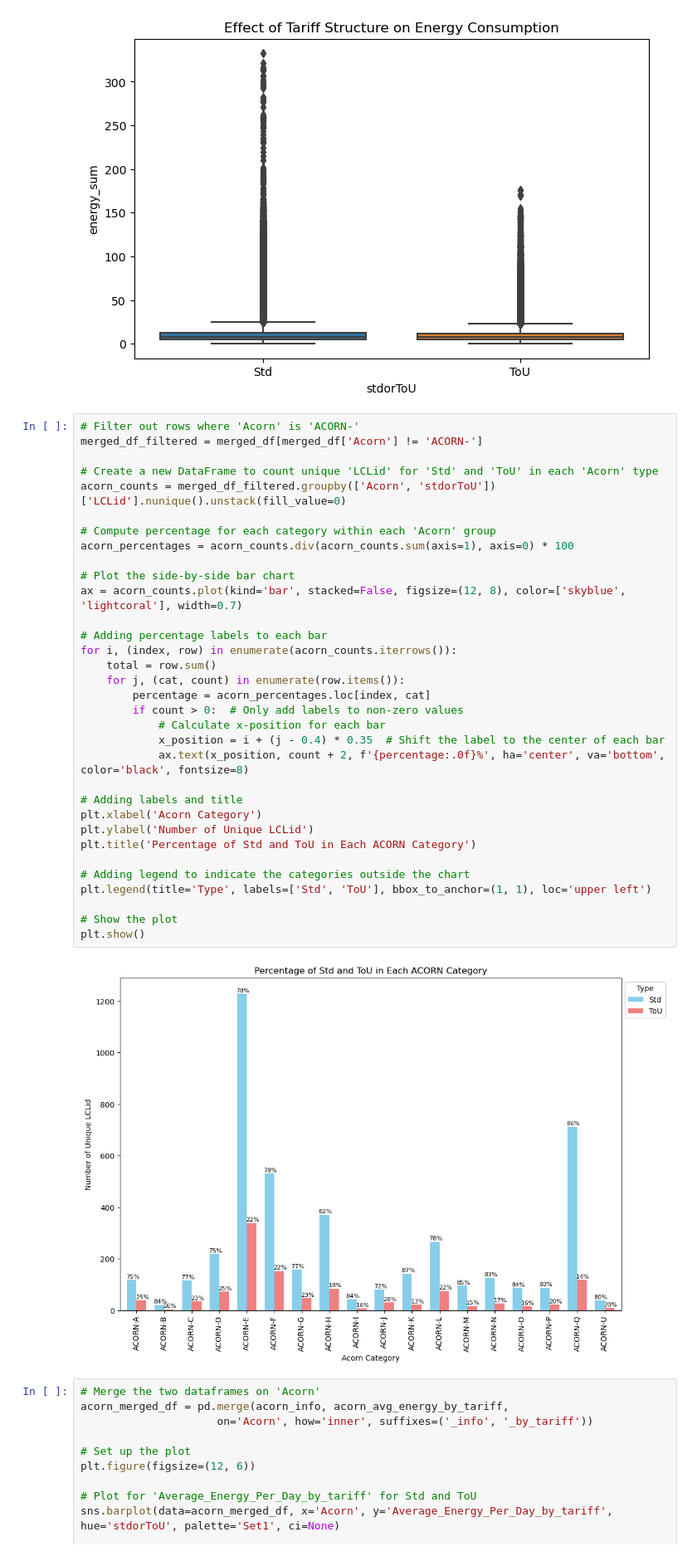
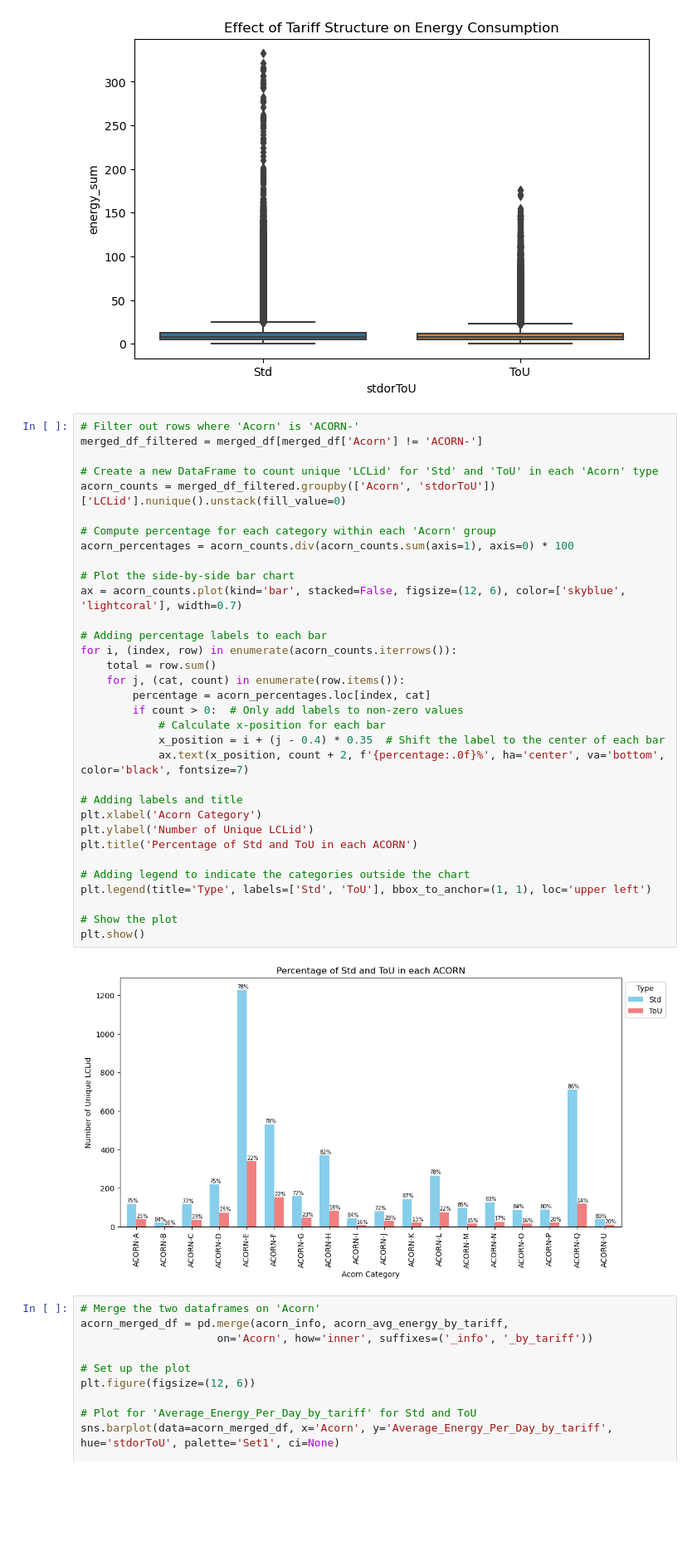
Before and after one commit to shanniekwok/IS459-G1T7, a Jupyter notebook: 2.1 Internal Factors Analysis.ipynb, the cells around one changed output. Shown at 83% size. Cells and saved outputs as stored; diff of their text form; blank space fills up the shorter version.

```diff
--- a/2.1 Internal Factors Analysis.ipynb
+++ b/2.1 Internal Factors Analysis.ipynb
@@ -928,37 +930,37 @@ plt.show()
 # Filter out rows where 'Acorn' is 'ACORN-'
 merged_df_filtered = merged_df[merged_df['Acorn'] != 'ACORN-']
 
 # Create a new DataFrame to count unique 'LCLid' for 'Std' and 'ToU' in each 'Acorn' type
 acorn_counts = merged_df_filtered.groupby(['Acorn', 'stdorToU'])['LCLid'].nunique().unstack(fill_value=0)
 
 # Compute percentage for each category within each 'Acorn' group
 acorn_percentages = acorn_counts.div(acorn_counts.sum(axis=1), axis=0) * 100
 
 # Plot the side-by-side bar chart
-ax = acorn_counts.plot(kind='bar', stacked=False, figsize=(12, 8), color=['skyblue', 'lightcoral'], width=0.7)
+ax = acorn_counts.plot(kind='bar', stacked=False, figsize=(12, 6), color=['skyblue', 'lightcoral'], width=0.7)
 
 # Adding percentage labels to each bar
 for i, (index, row) in enumerate(acorn_counts.iterrows()):
     total = row.sum()
     for j, (cat, count) in enumerate(row.items()):
         percentage = acorn_percentages.loc[index, cat]
         if count > 0:  # Only add labels to non-zero values
             # Calculate x-position for each bar
             x_position = i + (j - 0.4) * 0.35  # Shift the label to the center of each bar
-            ax.text(x_position, count + 2, f'{percentage:.0f}%', ha='center', va='bottom', color='black', fontsize=8)
+            ax.text(x_position, count + 2, f'{percentage:.0f}%', ha='center', va='bottom', color='black', fontsize=7)
 
 # Adding labels and title
 plt.xlabel('Acorn Category')
 plt.ylabel('Number of Unique LCLid')
-plt.title('Percentage of Std and ToU in Each ACORN Category')
+plt.title('Percentage of Std and ToU in each ACORN')
 
 # Adding legend to indicate the categories outside the chart
 plt.legend(title='Type', labels=['Std', 'ToU'], bbox_to_anchor=(1, 1), loc='upper left')
 
 # Show the plot
 plt.show()
 # %% [output]
-[figure, old version]
+[figure, new version]
 # %%
 # Merge the two dataframes on 'Acorn'
 acorn_merged_df = pd.merge(acorn_info, acorn_avg_energy_by_tariff,
```
Also changed, not shown: parts of 2 cells of this notebook.
